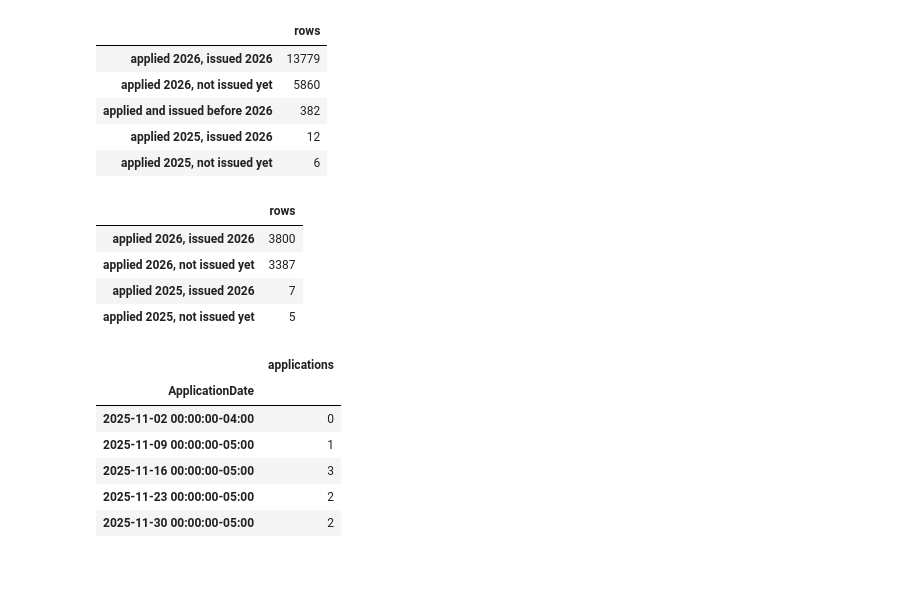
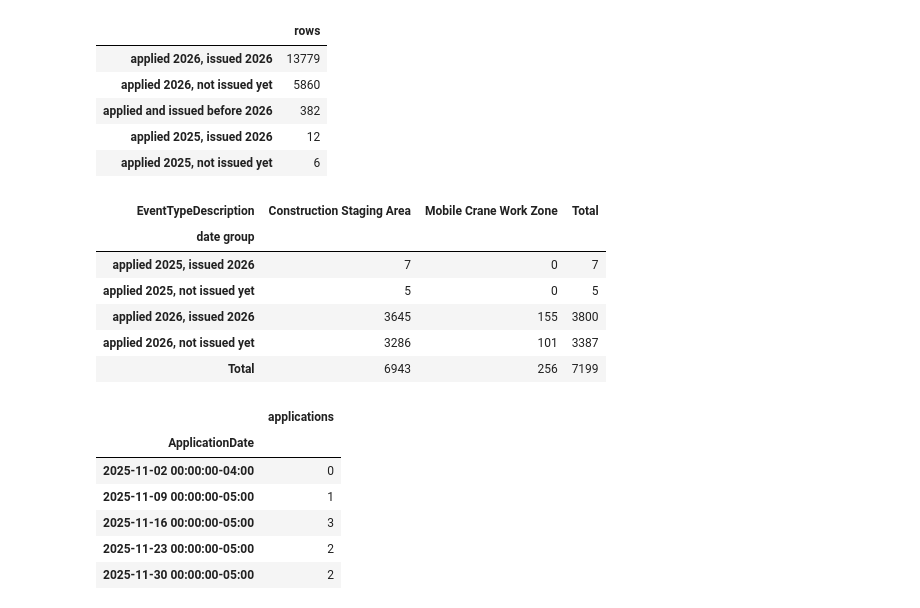
Before and after one commit to taj771/cs12-ddot-assessment, a Jupyter notebook: python_test/enrichment/step1_explore_layer24.ipynb, the cells around one changed output. Drawn from its saved outputs; the diff is of its cells as text; code cells hidden in the pictures; blank space fills up the shorter version.

Commit message:
Split date groups by permit type

```diff
--- a/python_test/enrichment/step1_explore_layer24.ipynb
+++ b/python_test/enrichment/step1_explore_layer24.ipynb
@@ -139,15 +139,21 @@ groups.value_counts().to_frame("rows")
 | applied 2025, issued 2026 | 12 |
 | applied 2025, not issued yet | 6 |
 # %%
-# The same split for the two permit types in the brief
+# The same split for the two permit types in the brief, one column per type
 two_types = permits["EventTypeDescription"].isin(["Construction Staging Area", "Mobile Crane Work Zone"])
-groups[two_types].value_counts().to_frame("rows")
+pd.crosstab(
+    groups[two_types].rename("date group"),
+    permits.loc[two_types, "EventTypeDescription"],
+    margins=True, margins_name="Total",
+)
 # %% [output]
-|  | rows |
-| applied 2026, issued 2026 | 3800 |
-| applied 2026, not issued yet | 3387 |
-| applied 2025, issued 2026 | 7 |
-| applied 2025, not issued yet | 5 |
+| EventTypeDescription | Construction Staging Area | Mobile Crane Work Zone | Total |
+| date group |  |  |  |
+| applied 2025, issued 2026 | 7 | 0 | 7 |
+| applied 2025, not issued yet | 5 | 0 | 5 |
+| applied 2026, issued 2026 | 3645 | 155 | 3800 |
+| applied 2026, not issued yet | 3286 | 101 | 3387 |
+| Total | 6943 | 256 | 7199 |
 # %%
 # Applications per week around the start of 2026: is anything missing?
 # (counting unique applications, not location rows)
```
Also changed, not shown: parts of 2 cells of this notebook.
